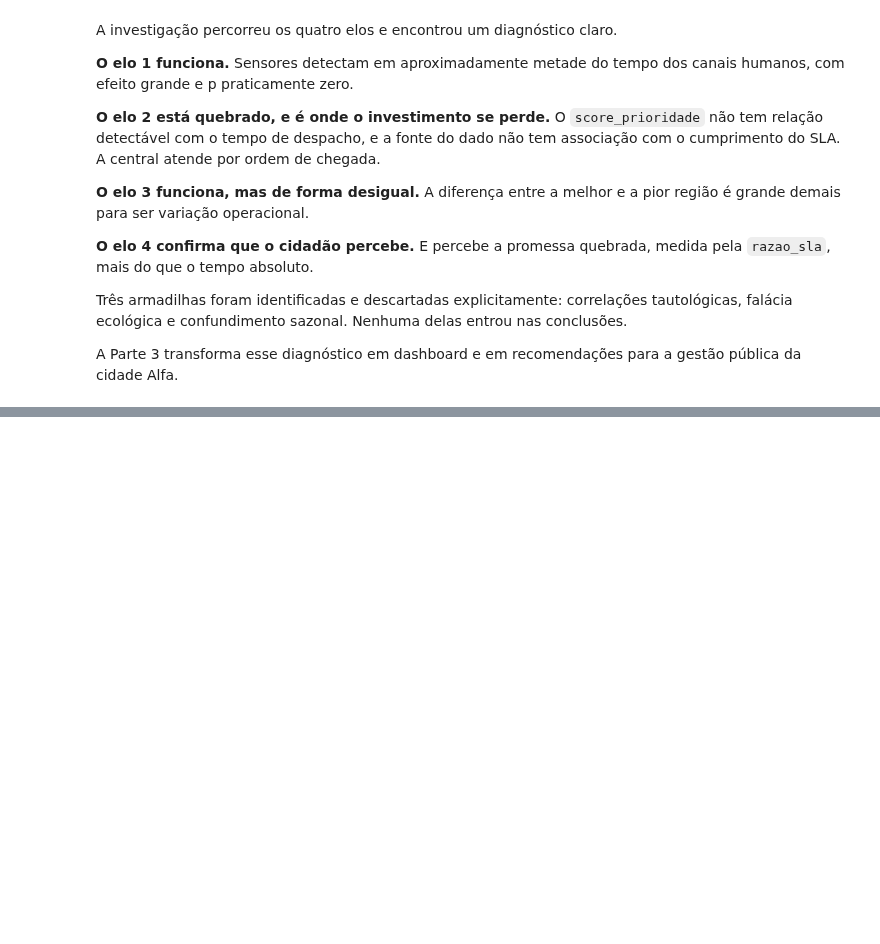
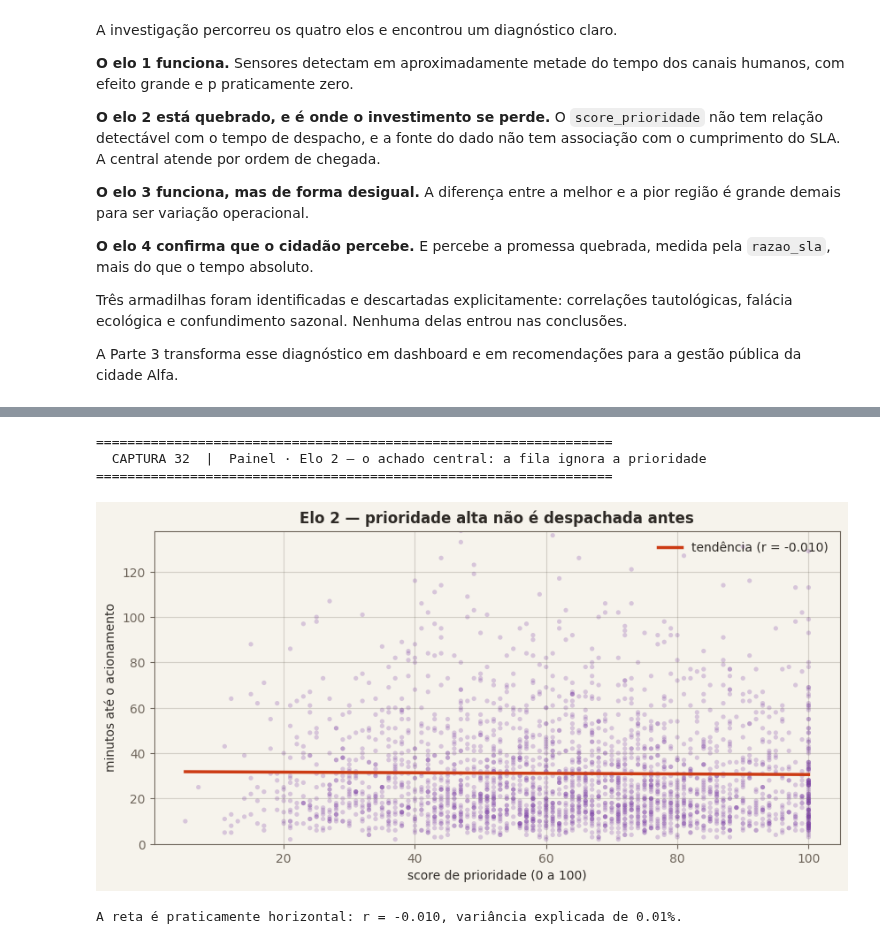
Before and after one commit to Ant4rez/UrbanIq, a Jupyter notebook: fase5-analitica/notebook/DataGuy_PBL_Fase_5.ipynb, the cells around one changed output, grey strips where cells are left out. Saved outputs shown, nothing was run; the diff lists cells and outputs as text; code cells hidden in the pictures; blank space fills up the shorter version.

```diff
--- a/fase5-analitica/notebook/DataGuy_PBL_Fase_5.ipynb
+++ b/fase5-analitica/notebook/DataGuy_PBL_Fase_5.ipynb
@@ -1949,0 +3880,33 @@ pública da cidade Alfa.
+# %%
+marcar(32, "Painel · Elo 2 — o achado central: a fila ignora a prioridade")
+
+elo2_painel = dfc.dropna(subset=["score_prioridade", "lag_despacho_min"])
+amostra = elo2_painel.sample(n=min(2500, len(elo2_painel)), random_state=570088)
+r_painel = elo2_painel["score_prioridade"].corr(elo2_painel["lag_despacho_min"])
+
+fig, eixo = plt.subplots(figsize=(10, 4.6))
+eixo.scatter(amostra["score_prioridade"], amostra["lag_despacho_min"],
+             alpha=0.25, s=14, color=ROXO, edgecolors="none")
+
+inclinacao, intercepto = np.polyfit(amostra["score_prioridade"], amostra["lag_despacho_min"], 1)
+linha_x = np.linspace(amostra["score_prioridade"].min(), amostra["score_prioridade"].max(), 100)
+eixo.plot(linha_x, inclinacao * linha_x + intercepto, color=TERRACOTA, linewidth=2.5,
+          label=f"tendência (r = {r_painel:+.3f})")
+
+eixo.set_ylim(0, elo2_painel["lag_despacho_min"].quantile(0.99))
+eixo.set_xlabel("score de prioridade (0 a 100)")
+eixo.set_ylabel("minutos até o acionamento")
+eixo.set_title("Elo 2 — prioridade alta não é despachada antes")
+eixo.legend(loc="upper right", frameon=False)
+
+salvar_figura(32, "painel-elo2-prioridade")
+plt.show()
+
+print(f"A reta é praticamente horizontal: r = {r_painel:+.3f}, "
+      f"variância explicada de {r_painel ** 2 * 100:.2f}%.")
+# %% [output]
+==================================================================
+  CAPTURA 32  |  Painel · Elo 2 — o achado central: a fila ignora a prioridade
+==================================================================
+[figure, added]
+A reta é praticamente horizontal: r = -0.010, variância explicada de 0.01%.
```
Also changed, not shown: parts of 84 cells of this notebook.
